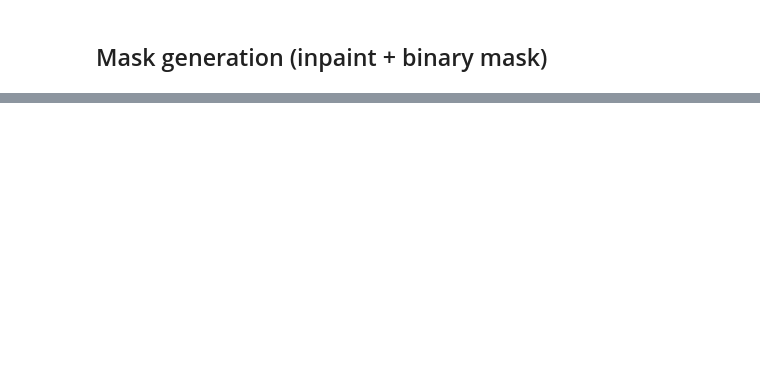
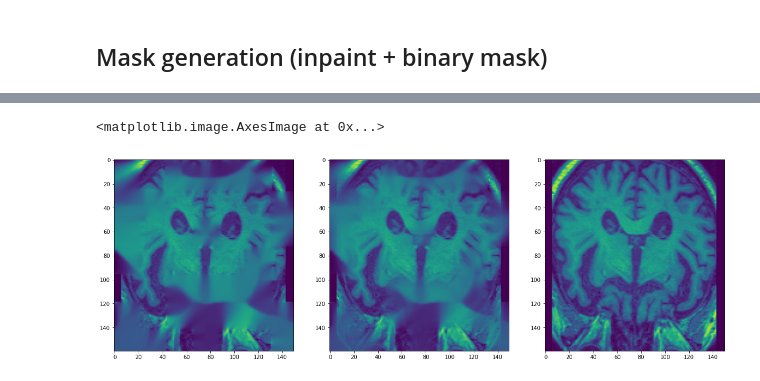
Before and after one commit to timzatko/dp, a Jupyter notebook: colab_notebooks/risei_for_3d_medical_mri_images.ipynb, the cells around one changed output, grey strips where cells are left out. Drawn from its saved outputs; the diff is of its cells as text; code cells hidden in the pictures; blank space fills up the shorter version.

```diff
--- a/colab_notebooks/risei_for_3d_medical_mri_images.ipynb
+++ b/colab_notebooks/risei_for_3d_medical_mri_images.ipynb
@@ -673,0 +665,19 @@ plt.imshow(new_image[z])
+# %%
+a1 = 1
+
+new_inpaint = cache['inpaint_mask'] * (1 - cache['mask'])
+new_merged = image_data * (a1 * cache['mask']) + new_inpaint
+
+fig = plt.figure(figsize=(20, 10))
+
+fig.add_subplot(1, 3, 1)
+plt.imshow(cache['inpaint_mask'][z])
+
+fig.add_subplot(1, 3, 2)
+plt.imshow(new_merged[z])
+
+fig.add_subplot(1, 3, 3)
+plt.imshow(image_data[z])
+# %% [output]
+<matplotlib.image.AxesImage at 0x...>
+[figure, added]
```
Also changed, not shown: parts of 13 cells of this notebook, 4 other files.
